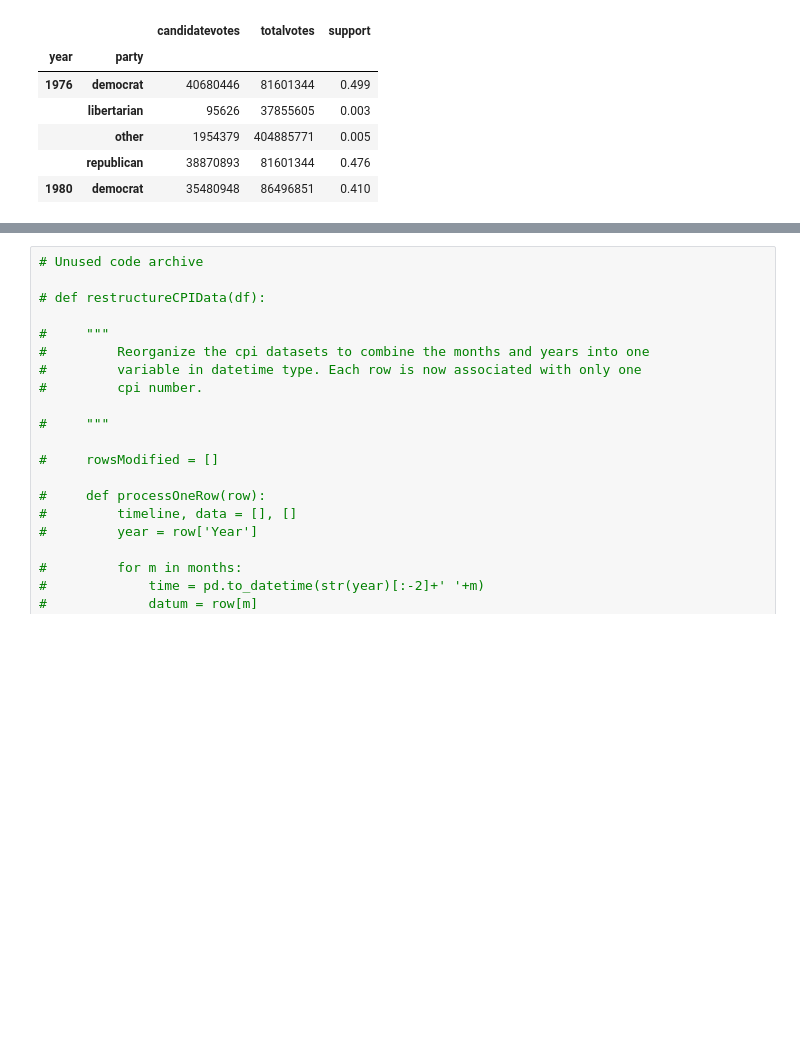
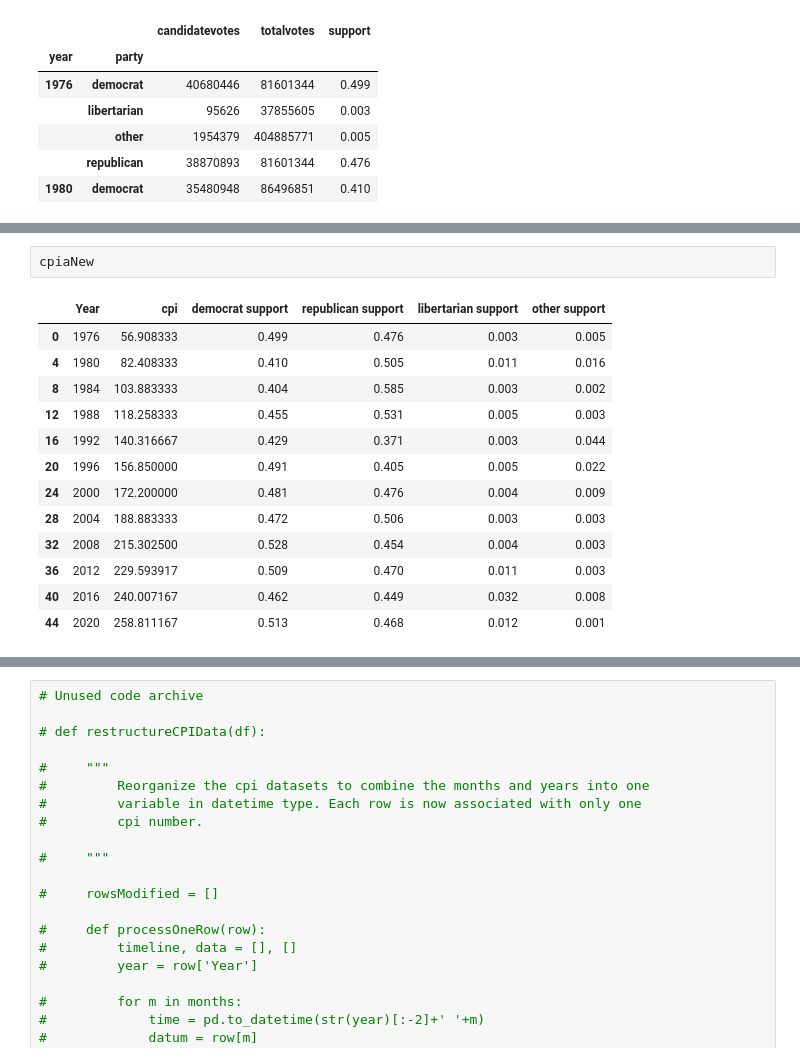
Before and after one commit to pndang/MATH189, a Jupyter notebook: Project/elections-analysis.ipynb, the cells around one changed output, grey strips where cells are left out. Saved outputs shown, nothing was run; the diff lists cells and outputs as text; blank space fills up the shorter version.

```diff
--- a/Project/elections-analysis.ipynb
+++ b/Project/elections-analysis.ipynb
@@ -214,0 +242,16 @@ mergeCPI(cpiaNew, pp)
+# %%
+cpiaNew
+# %% [output]
+|  | Year | cpi | democrat support | republican support | libertarian support | other support |
+| 0 | 1976 | 56.908333 | 0.499 | 0.476 | 0.003 | 0.005 |
+| 4 | 1980 | 82.408333 | 0.410 | 0.505 | 0.011 | 0.016 |
+| 8 | 1984 | 103.883333 | 0.404 | 0.585 | 0.003 | 0.002 |
+| 12 | 1988 | 118.258333 | 0.455 | 0.531 | 0.005 | 0.003 |
+| 16 | 1992 | 140.316667 | 0.429 | 0.371 | 0.003 | 0.044 |
+| 20 | 1996 | 156.850000 | 0.491 | 0.405 | 0.005 | 0.022 |
+| 24 | 2000 | 172.200000 | 0.481 | 0.476 | 0.004 | 0.009 |
+| 28 | 2004 | 188.883333 | 0.472 | 0.506 | 0.003 | 0.003 |
+| 32 | 2008 | 215.302500 | 0.528 | 0.454 | 0.004 | 0.003 |
+| 36 | 2012 | 229.593917 | 0.509 | 0.470 | 0.011 | 0.003 |
+| 40 | 2016 | 240.007167 | 0.462 | 0.449 | 0.032 | 0.008 |
+| 44 | 2020 | 258.811167 | 0.513 | 0.468 | 0.012 | 0.001 |
```
Also changed, not shown: parts of 14 cells of this notebook, 1 other file.
